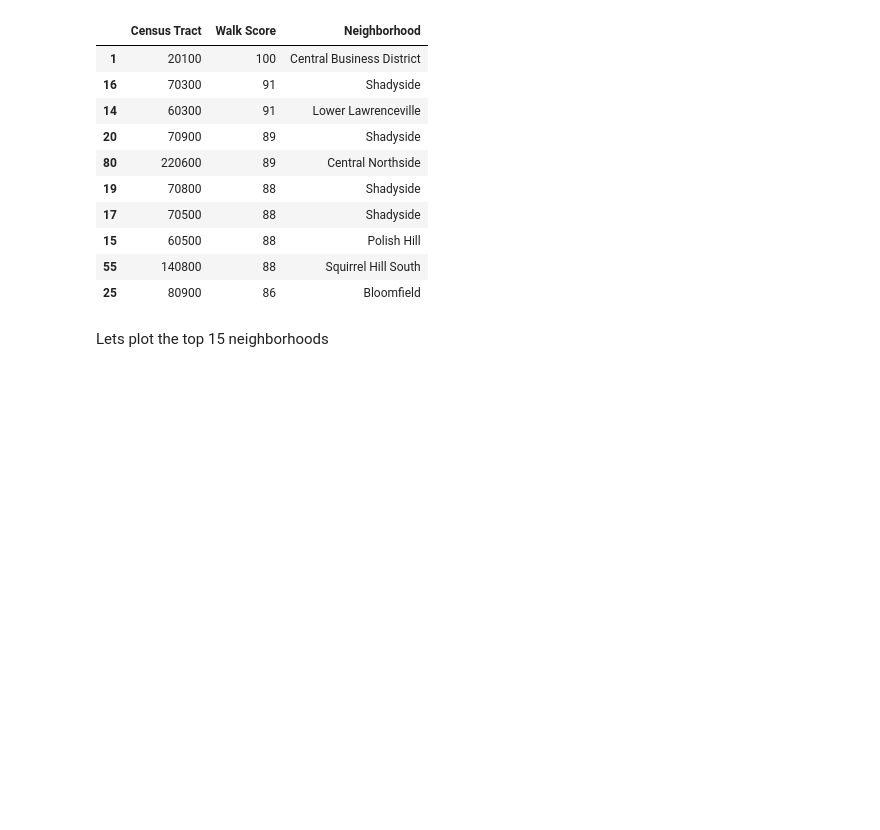
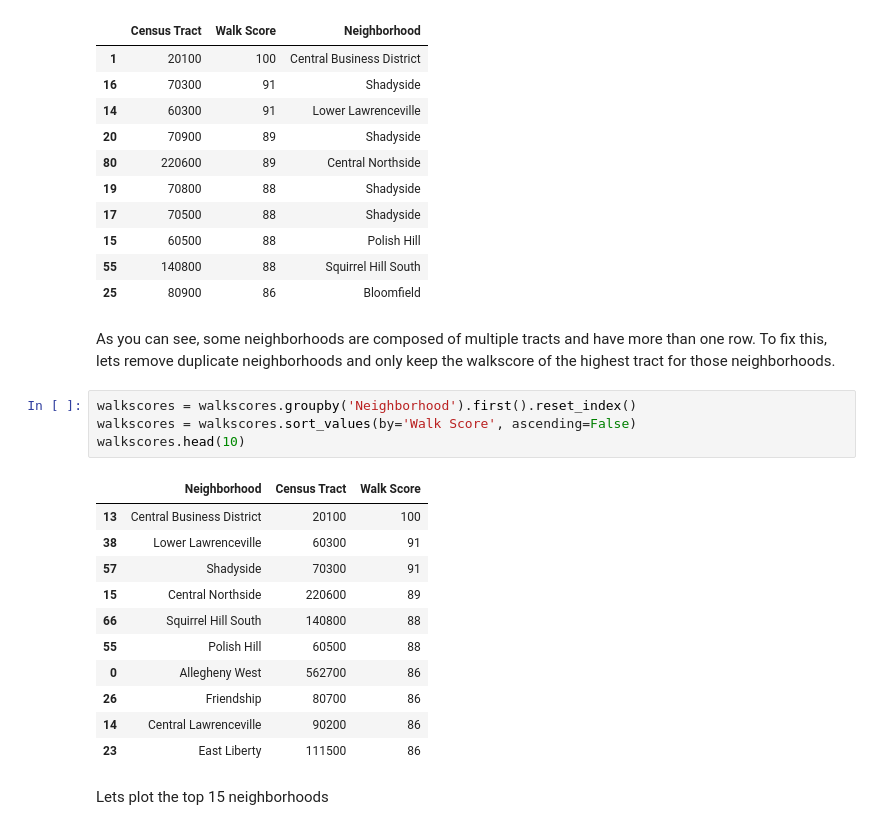
Before and after one commit to bwmccoy/Big-Ideas-Final-Project, a Jupyter notebook: Walkability.ipynb, the cells around one changed output. Cells and saved outputs as stored; diff of their text form; blank space fills up the shorter version.

```diff
--- a/Walkability.ipynb
+++ b/Walkability.ipynb
@@ -80,6 +80,24 @@ walkscores.head(10)
 | 15 | 60500 | 88 | Polish Hill |
 | 55 | 140800 | 88 | Squirrel Hill South |
 | 25 | 80900 | 86 | Bloomfield |
+# %% [markdown]
+As you can see, some neighborhoods are composed of multiple tracts and have more than one row. To fix this, lets remove duplicate neighborhoods and only keep the walkscore of the highest tract for those neighborhoods.
+# %%
+walkscores = walkscores.groupby('Neighborhood').first().reset_index()
+walkscores = walkscores.sort_values(by='Walk Score', ascending=False)
+walkscores.head(10)
+# %% [output]
+|  | Neighborhood | Census Tract | Walk Score |
+| 13 | Central Business District | 20100 | 100 |
+| 38 | Lower Lawrenceville | 60300 | 91 |
+| 57 | Shadyside | 70300 | 91 |
+| 15 | Central Northside | 220600 | 89 |
+| 66 | Squirrel Hill South | 140800 | 88 |
+| 55 | Polish Hill | 60500 | 88 |
+| 0 | Allegheny West | 562700 | 86 |
+| 26 | Friendship | 80700 | 86 |
+| 14 | Central Lawrenceville | 90200 | 86 |
+| 23 | East Liberty | 111500 | 86 |
 # %% [markdown]
 Lets plot the top 15 neighborhoods
 # %%
```
Also changed, not shown: parts of 2 cells of this notebook.
